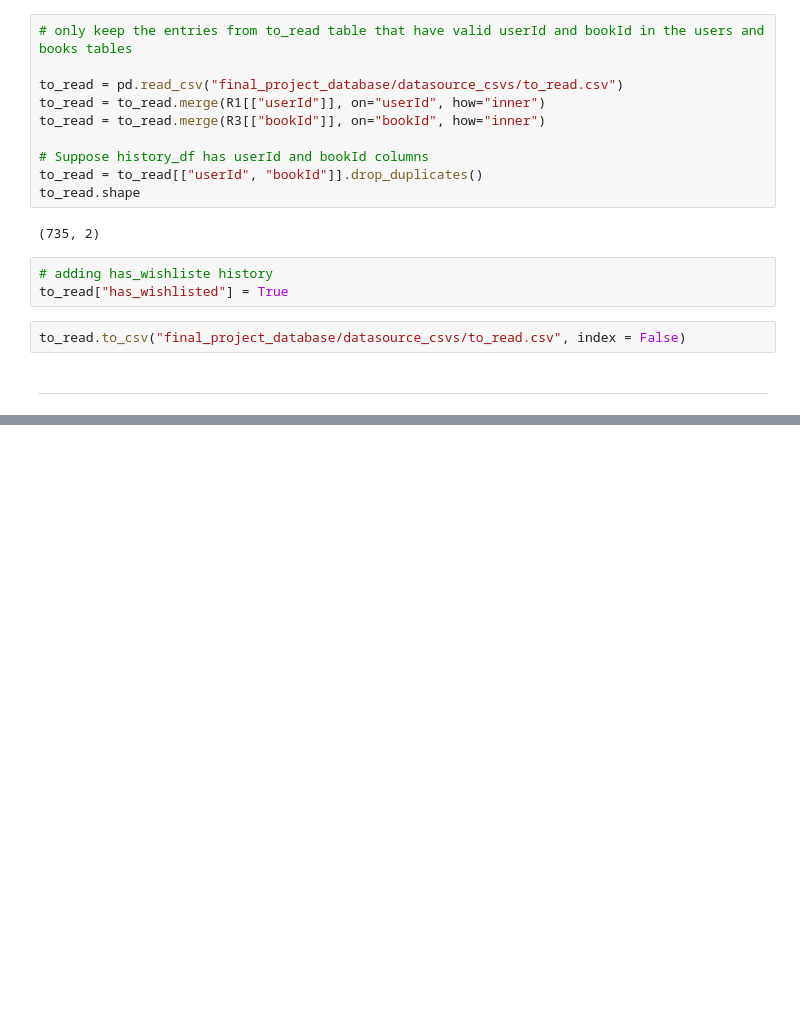
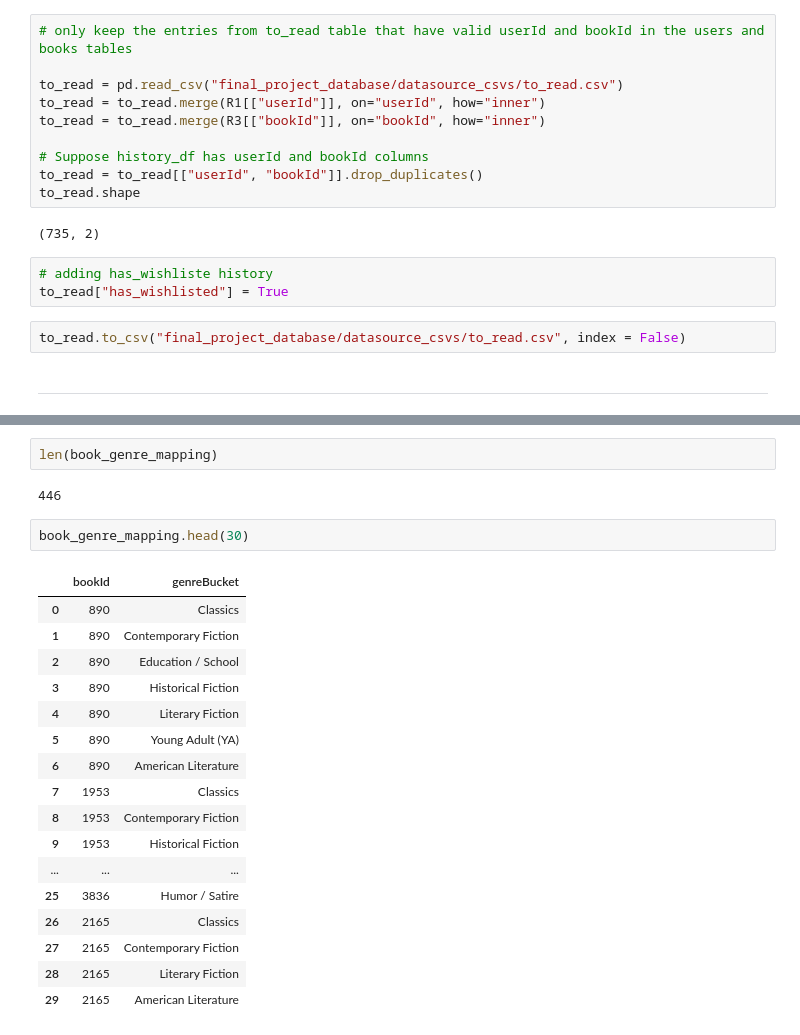
Before and after one commit to mariahj990/final_project_database, a Jupyter notebook: final_project_database/datasource_csvs/bcnf_decomp.ipynb, the cells around one changed output, grey strips where cells are left out. Cells and saved outputs as stored; diff of their text form; blank space fills up the shorter version.

Commit message:
modifying schema for recommender system, adding to script to populate and infer historical patterns using existing users data

```diff
--- a/final_project_database/datasource_csvs/bcnf_decomp.ipynb
+++ b/final_project_database/datasource_csvs/bcnf_decomp.ipynb
@@ -606,0 +675,24 @@ Series([], Name: count, dtype: int64)
+# %%
+len(book_genre_mapping)
+# %% [output]
+446
+# %%
+book_genre_mapping.head(30)
+# %% [output]
+|  | bookId | genreBucket |
+| 0 | 890 | Classics |
+| 1 | 890 | Contemporary Fiction |
+| 2 | 890 | Education / School |
+| 3 | 890 | Historical Fiction |
+| 4 | 890 | Literary Fiction |
+| 5 | 890 | Young Adult (YA) |
+| 6 | 890 | American Literature |
+| 7 | 1953 | Classics |
+| 8 | 1953 | Contemporary Fiction |
+| 9 | 1953 | Historical Fiction |
+| ... | ... | ... |
+| 25 | 3836 | Humor / Satire |
+| 26 | 2165 | Classics |
+| 27 | 2165 | Contemporary Fiction |
+| 28 | 2165 | Literary Fiction |
+| 29 | 2165 | American Literature |
```
Also changed, not shown: parts of 19 cells of this notebook, 2 other files.
